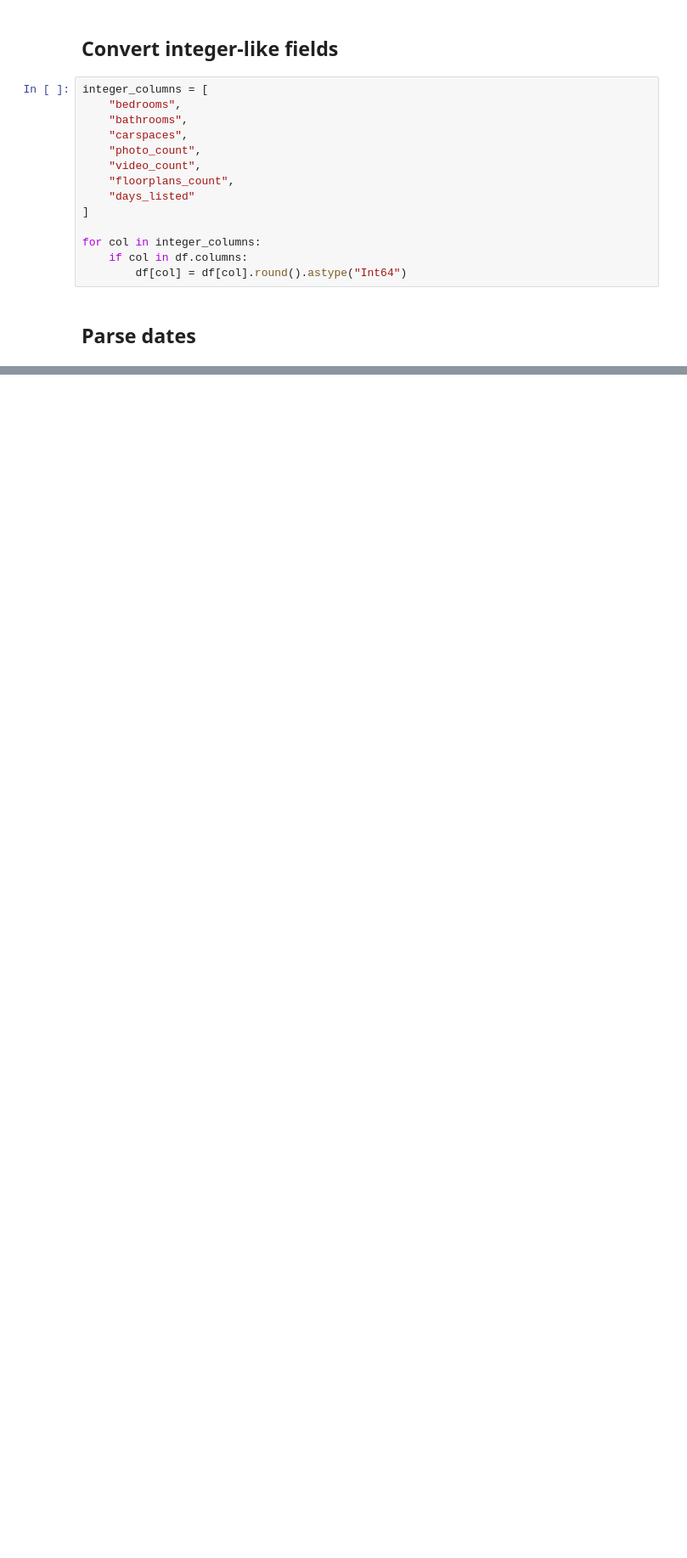
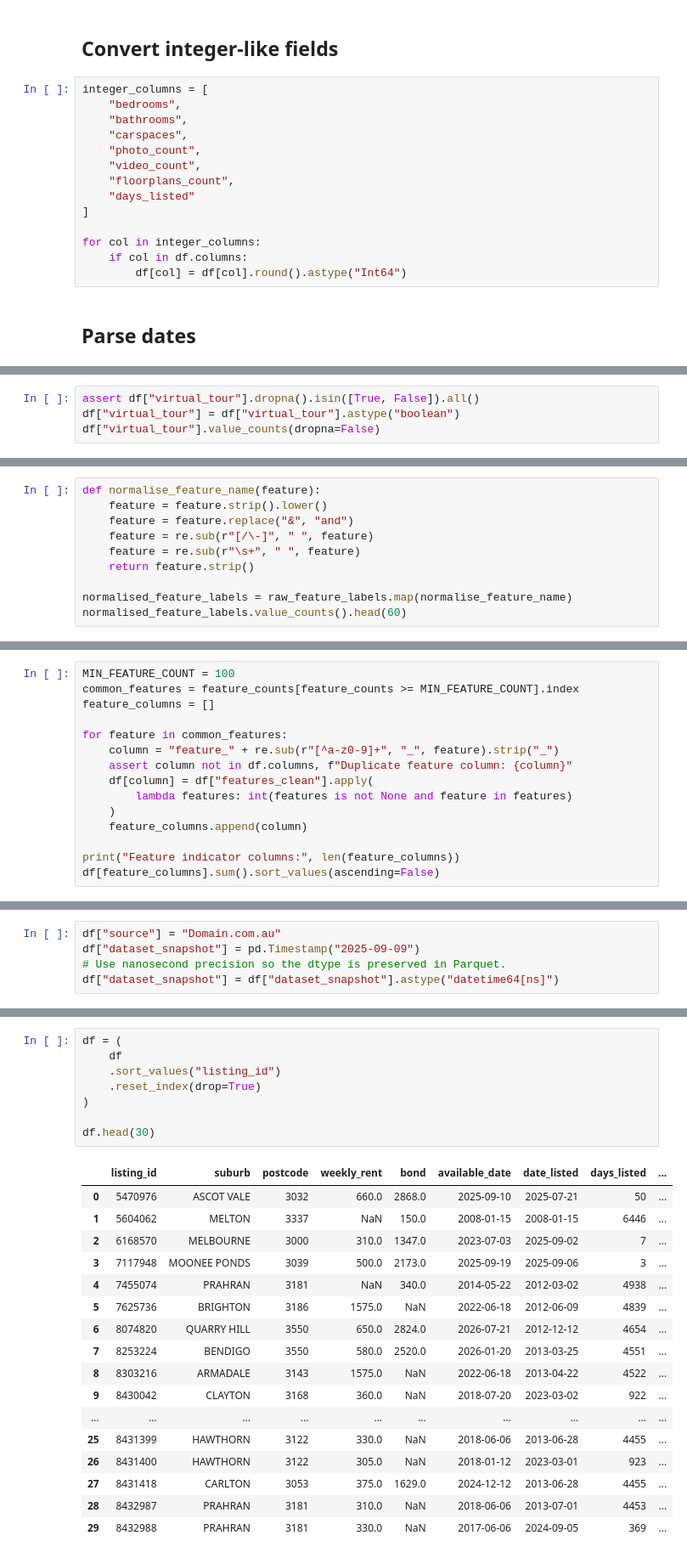
Before and after one commit to mdharmawan19/industry-project-group-55, a Jupyter notebook: notebooks/01_data_curation.ipynb, the cells around one changed output, grey strips where cells are left out. Shown at 85% size. Drawn from its saved outputs; the diff is of its cells as text; blank space fills up the shorter version.

Commit message:
finished data curation for given dataset

```diff
--- a/notebooks/01_data_curation.ipynb
+++ b/notebooks/01_data_curation.ipynb
@@ -187,0 +669,4 @@ for col in integer_columns:
+# %%
+assert df["virtual_tour"].dropna().isin([True, False]).all()
+df["virtual_tour"] = df["virtual_tour"].astype("boolean")
+df["virtual_tour"].value_counts(dropna=False)
@@ -187,0 +729,10 @@ for col in integer_columns:
+# %%
+def normalise_feature_name(feature):
+    feature = feature.strip().lower()
+    feature = feature.replace("&", "and")
+    feature = re.sub(r"[/\-]", " ", feature)
+    feature = re.sub(r"\s+", " ", feature)
+    return feature.strip()
+
+normalised_feature_labels = raw_feature_labels.map(normalise_feature_name)
+normalised_feature_labels.value_counts().head(60)
@@ -187,0 +813,15 @@ for col in integer_columns:
+# %%
+MIN_FEATURE_COUNT = 100
+common_features = feature_counts[feature_counts >= MIN_FEATURE_COUNT].index
+feature_columns = []
+
+for feature in common_features:
+    column = "feature_" + re.sub(r"[^a-z0-9]+", "_", feature).strip("_")
+    assert column not in df.columns, f"Duplicate feature column: {column}"
+    df[column] = df["features_clean"].apply(
+        lambda features: int(features is not None and feature in features)
+    )
+    feature_columns.append(column)
+
+print("Feature indicator columns:", len(feature_columns))
+df[feature_columns].sum().sort_values(ascending=False)
@@ -187,0 +908,5 @@ for col in integer_columns:
+# %%
+df["source"] = "Domain.com.au"
+df["dataset_snapshot"] = pd.Timestamp("2025-09-09")
+# Use nanosecond precision so the dtype is preserved in Parquet.
+df["dataset_snapshot"] = df["dataset_snapshot"].astype("datetime64[ns]")
@@ -187,0 +934,26 @@ for col in integer_columns:
+# %%
+df = (
+    df
+    .sort_values("listing_id")
+    .reset_index(drop=True)
+)
+
+df.head(30)
+# %% [output]
+|  | listing_id | suburb | postcode | weekly_rent | bond | available_date | date_listed | days_listed | ... |
+| 0 | 5470976 | ASCOT VALE | 3032 | 660.0 | 2868.0 | 2025-09-10 | 2025-07-21 | 50 | ... |
+| 1 | 5604062 | MELTON | 3337 | NaN | 150.0 | 2008-01-15 | 2008-01-15 | 6446 | ... |
+| 2 | 6168570 | MELBOURNE | 3000 | 310.0 | 1347.0 | 2023-07-03 | 2025-09-02 | 7 | ... |
+| 3 | 7117948 | MOONEE PONDS | 3039 | 500.0 | 2173.0 | 2025-09-19 | 2025-09-06 | 3 | ... |
+| 4 | 7455074 | PRAHRAN | 3181 | NaN | 340.0 | 2014-05-22 | 2012-03-02 | 4938 | ... |
+| 5 | 7625736 | BRIGHTON | 3186 | 1575.0 | NaN | 2022-06-18 | 2012-06-09 | 4839 | ... |
+| 6 | 8074820 | QUARRY HILL | 3550 | 650.0 | 2824.0 | 2026-07-21 | 2012-12-12 | 4654 | ... |
+| 7 | 8253224 | BENDIGO | 3550 | 580.0 | 2520.0 | 2026-01-20 | 2013-03-25 | 4551 | ... |
+| 8 | 8303216 | ARMADALE | 3143 | 1575.0 | NaN | 2022-06-18 | 2013-04-22 | 4522 | ... |
+| 9 | 8430042 | CLAYTON | 3168 | 360.0 | NaN | 2018-07-20 | 2023-03-02 | 922 | ... |
+| ... | ... | ... | ... | ... | ... | ... | ... | ... | ... |
+| 25 | 8431399 | HAWTHORN | 3122 | 330.0 | NaN | 2018-06-06 | 2013-06-28 | 4455 | ... |
+| 26 | 8431400 | HAWTHORN | 3122 | 305.0 | NaN | 2018-01-12 | 2023-03-01 | 923 | ... |
+| 27 | 8431418 | CARLTON | 3053 | 375.0 | 1629.0 | 2024-12-12 | 2013-06-28 | 4455 | ... |
+| 28 | 8432987 | PRAHRAN | 3181 | 310.0 | NaN | 2018-06-06 | 2013-07-01 | 4453 | ... |
+| 29 | 8432988 | PRAHRAN | 3181 | 330.0 | NaN | 2017-06-06 | 2024-09-05 | 369 | ... |
```
Also changed, not shown: parts of 65 cells of this notebook.
